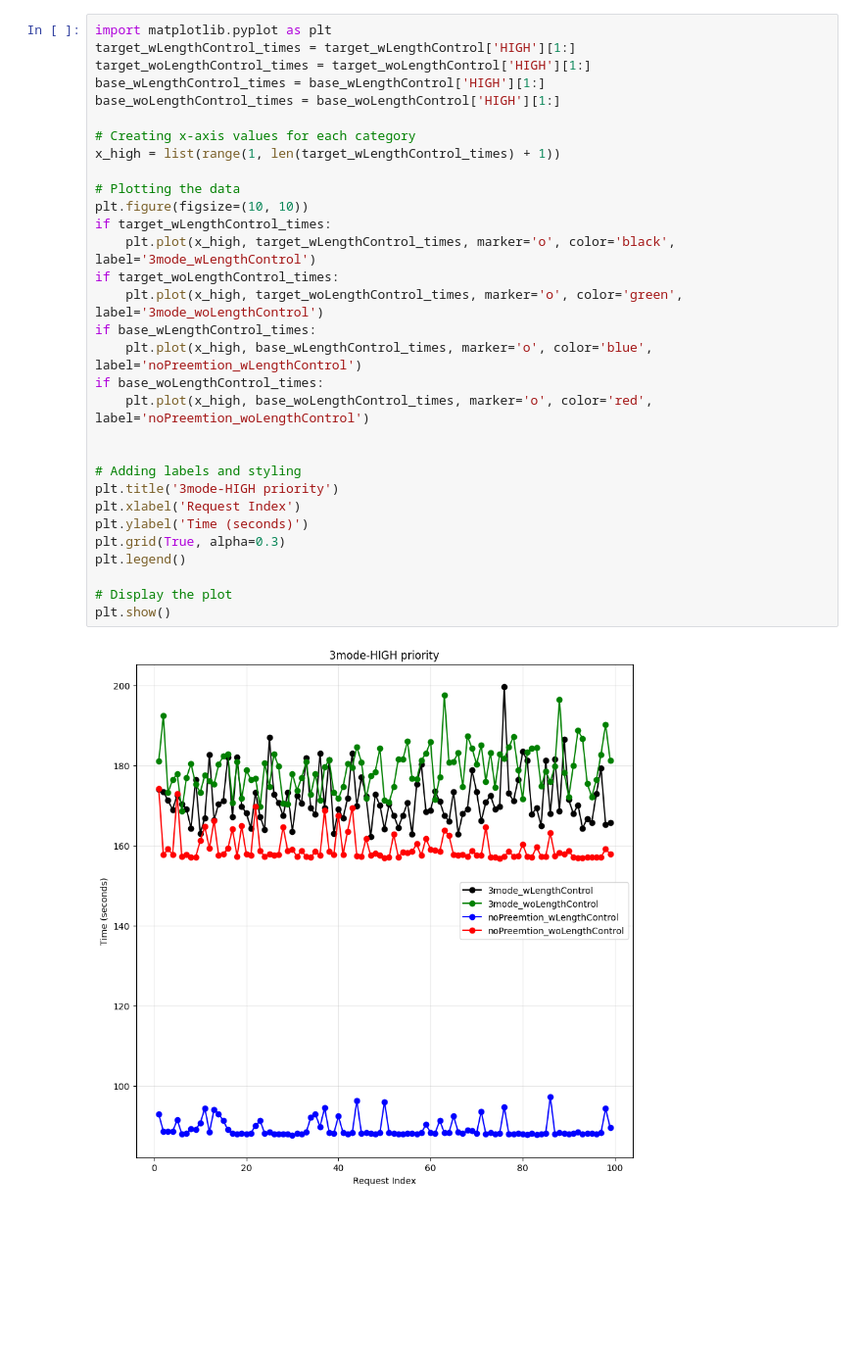
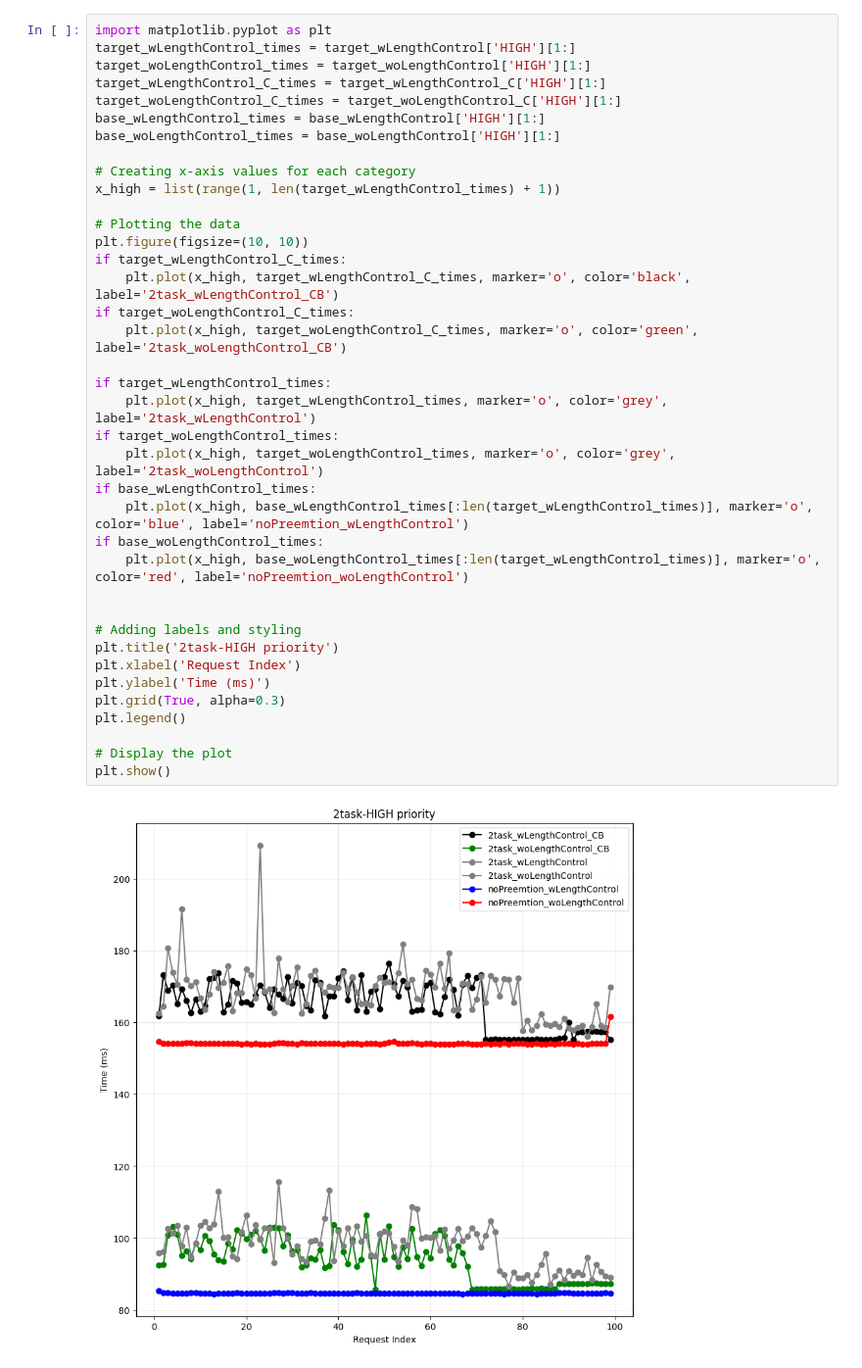
Before and after one commit to ywha0929/RT-LLM, a Jupyter notebook: preemptionOverhead/analyzeOutput.ipynb, the cells around one changed output. Shown: that part at 98% size. Saved outputs shown, nothing was run; the diff lists cells and outputs as text; blank space fills up the shorter version.

```diff
--- a/preemptionOverhead/analyzeOutput.ipynb
+++ b/preemptionOverhead/analyzeOutput.ipynb
@@ -49,33 +59,40 @@ print(base_woLengthControl['LOW'])
 # %%
 import matplotlib.pyplot as plt
 target_wLengthControl_times = target_wLengthControl['HIGH'][1:]
 target_woLengthControl_times = target_woLengthControl['HIGH'][1:]
+target_wLengthControl_C_times = target_wLengthControl_C['HIGH'][1:]
+target_woLengthControl_C_times = target_woLengthControl_C['HIGH'][1:]
 base_wLengthControl_times = base_wLengthControl['HIGH'][1:]
 base_woLengthControl_times = base_woLengthControl['HIGH'][1:]
 
 # Creating x-axis values for each category
 x_high = list(range(1, len(target_wLengthControl_times) + 1))
 
 # Plotting the data
 plt.figure(figsize=(10, 10))
+if target_wLengthControl_C_times:
+    plt.plot(x_high, target_wLengthControl_C_times, marker='o', color='black', label='2task_wLengthControl_CB')
+if target_woLengthControl_C_times:
+    plt.plot(x_high, target_woLengthControl_C_times, marker='o', color='green', label='2task_woLengthControl_CB')
+
 if target_wLengthControl_times:
-    plt.plot(x_high, target_wLengthControl_times, marker='o', color='black', label='3mode_wLengthControl')
+    plt.plot(x_high, target_wLengthControl_times, marker='o', color='grey', label='2task_wLengthControl')
 if target_woLengthControl_times:
-    plt.plot(x_high, target_woLengthControl_times, marker='o', color='green', label='3mode_woLengthControl')
+    plt.plot(x_high, target_woLengthControl_times, marker='o', color='grey', label='2task_woLengthControl')
 if base_wLengthControl_times:
-    plt.plot(x_high, base_wLengthControl_times, marker='o', color='blue', label='noPreemtion_wLengthControl')
+    plt.plot(x_high, base_wLengthControl_times[:len(target_wLengthControl_times)], marker='o', color='blue', label='noPreemtion_wLengthControl')
 if base_woLengthControl_times:
-    plt.plot(x_high, base_woLengthControl_times, marker='o', color='red', label='noPreemtion_woLengthControl')
+    plt.plot(x_high, base_woLengthControl_times[:len(target_wLengthControl_times)], marker='o', color='red', label='noPreemtion_woLengthControl')
 
 
 # Adding labels and styling
-plt.title('3mode-HIGH priority')
+plt.title('2task-HIGH priority')
 plt.xlabel('Request Index')
-plt.ylabel('Time (seconds)')
+plt.ylabel('Time (ms)')
 plt.grid(True, alpha=0.3)
 plt.legend()
 
 # Display the plot
 plt.show()
 # %% [output]
-[figure, old version]
+[figure, new version]
```
Also changed, not shown: parts of 1 cell of this notebook, 44 other files.
